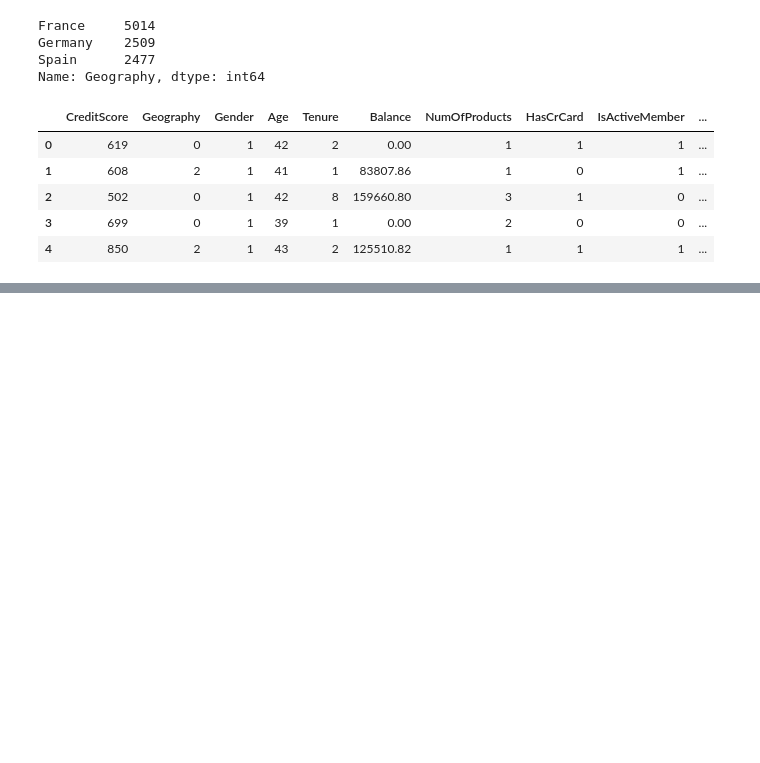
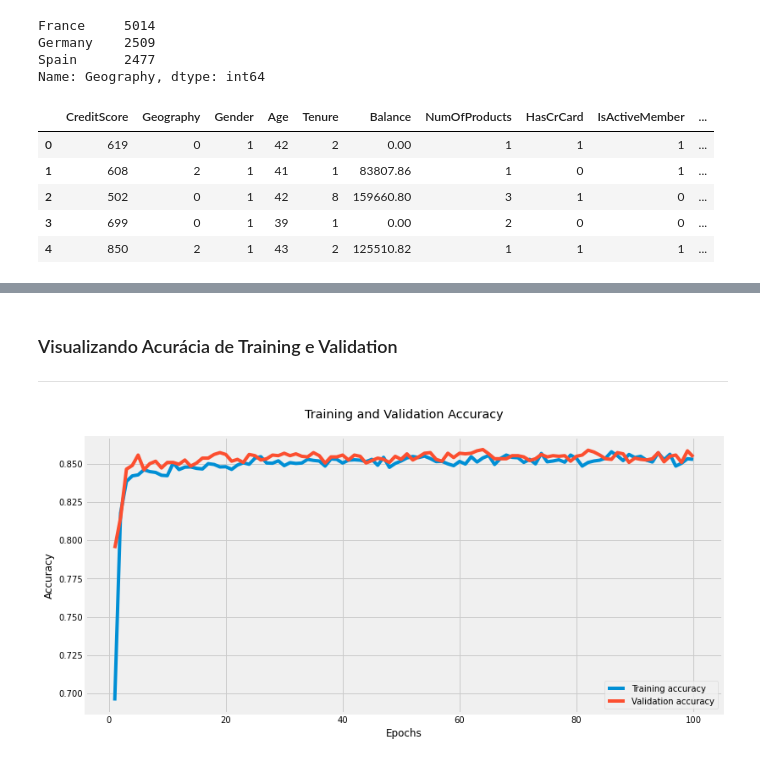
Before and after one commit to laryssastephanie/Aulas_Unifil, a Jupyter notebook: ciencia_de_dados/Atividade_3/Analise_churn.ipynb, the cells around one changed output, grey strips where cells are left out. Saved outputs shown, nothing was run; the diff lists cells and outputs as text; code cells hidden in the pictures; blank space fills up the shorter version.

```diff
--- a/ciencia_de_dados/Atividade_3/Analise_churn.ipynb
+++ b/ciencia_de_dados/Atividade_3/Analise_churn.ipynb
@@ -189,0 +297,18 @@ ModuleNotFoundError: No module named 'tensorflow'
+# %% [markdown]
+### Visualizando Acurácia de Training e Validation
+---
+# %%
+plt.figure(figsize = (12, 6))
+
+train_loss = model_history.history['accuracy']
+val_loss = model_history.history['val_accuracy']
+epoch = range(1, 101)
+sns.lineplot(epoch, train_loss, label = 'Training accuracy')
+sns.lineplot(epoch, val_loss, label = 'Validation accuracy')
+plt.title('Training and Validation Accuracy\n')
+plt.xlabel('Epochs')
+plt.ylabel('Accuracy')
+plt.legend()
+plt.show()
+# %% [output]
+[figure, added]
```
Also changed, not shown: parts of 10 cells of this notebook, 1 other file.
